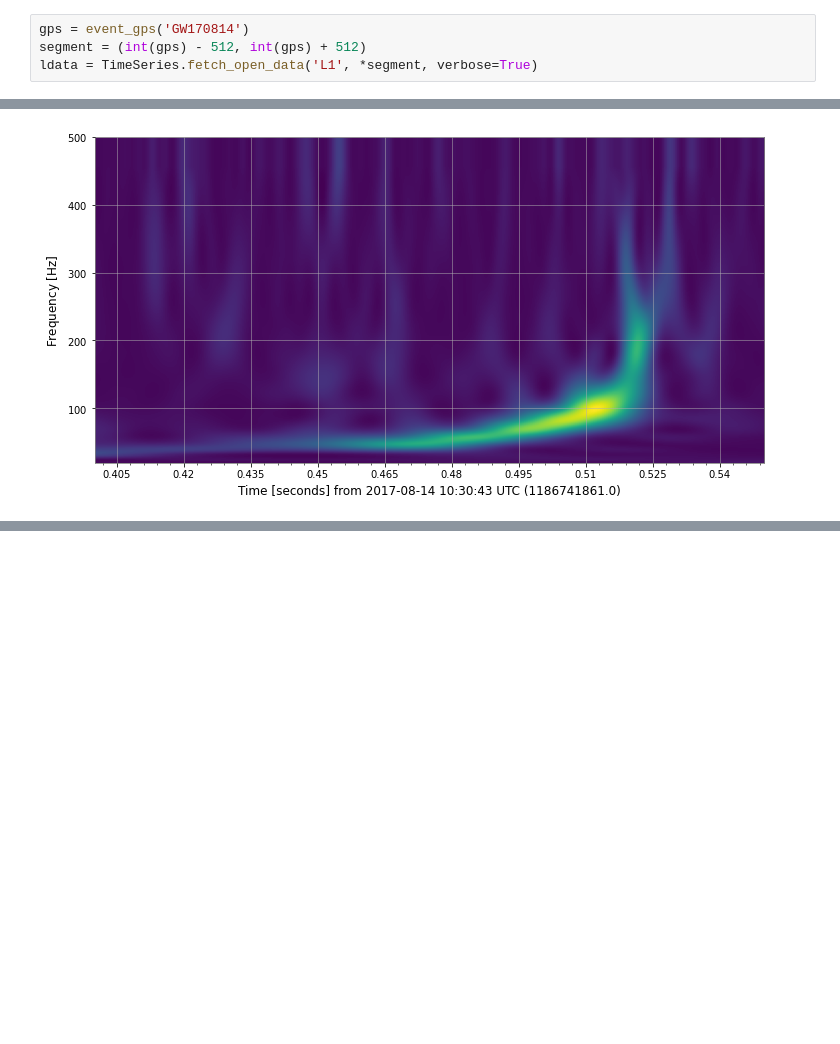
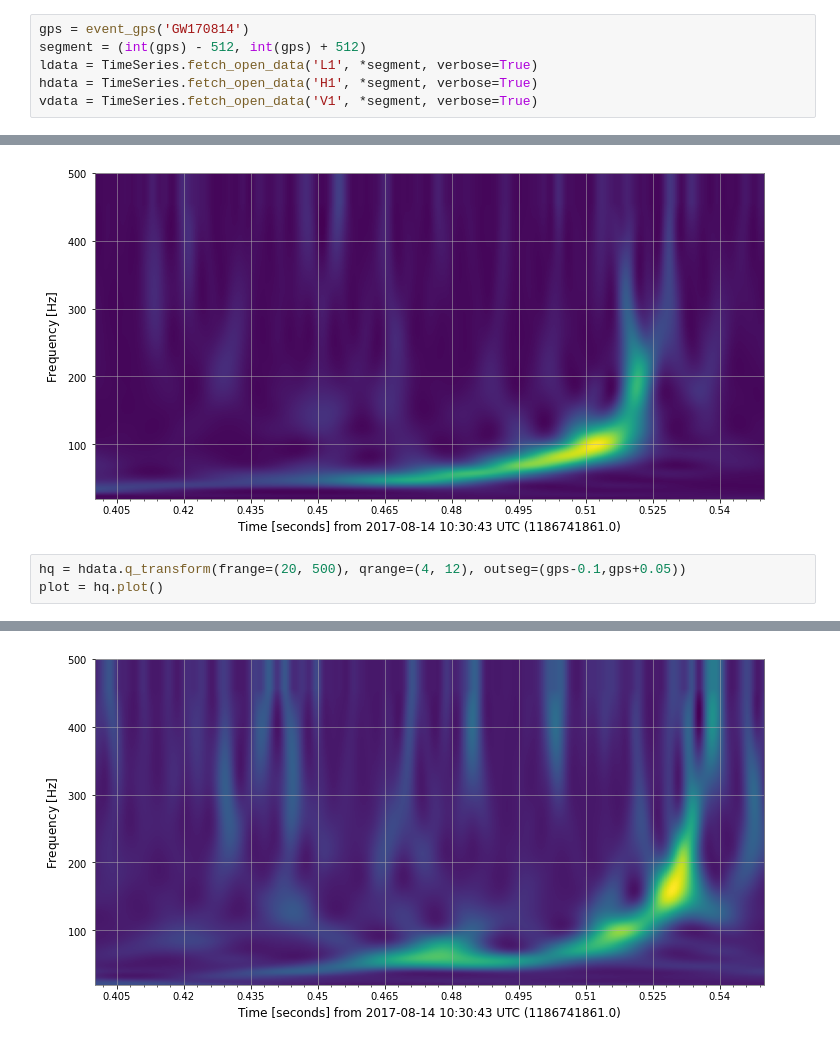
Before and after one commit to gda98re/odw-2022, a Jupyter notebook: Tutorials/Day_1/Tuto 1.3 Q-transforms with GWpy.ipynb, the cells around one changed output, grey strips where cells are left out. Drawn from its saved outputs; the diff is of its cells as text; blank space fills up the shorter version.

```diff
--- a/Tutorials/Day_1/Tuto 1.3 Q-transforms with GWpy.ipynb
+++ b/Tutorials/Day_1/Tuto 1.3 Q-transforms with GWpy.ipynb
@@ -294,6 +294,8 @@ print(urls)
 gps = event_gps('GW170814')
 segment = (int(gps) - 512, int(gps) + 512)
 ldata = TimeSeries.fetch_open_data('L1', *segment, verbose=True)
+hdata = TimeSeries.fetch_open_data('H1', *segment, verbose=True)
+vdata = TimeSeries.fetch_open_data('V1', *segment, verbose=True)
 # %% [output]
 Fetched 1 URLs from www.gw-openscience.org for [1186741349 .. 1186742373))
 Reading data... [Done]
@@ -307,3 +313,7 @@ plot = lq.plot()
 # %% [output]
 WARNING: AstropyDeprecationWarning: support for accessing str attributes such as 'title' from PhysicalType instances is deprecated since 4.3 and will be removed in a subsequent release. [astropy.units ...
 [figure]
+# %%
+hq = hdata.q_transform(frange=(20, 500), qrange=(4, 12), outseg=(gps-0.1,gps+0.05))
+plot = hq.plot()
+# %% [output]
@@ -309,0 +321 @@ WARNING: AstropyDeprecationWarning: support for accessing str attributes such as
+[figure, added]
```
Also changed, not shown: parts of 3 cells of this notebook.
